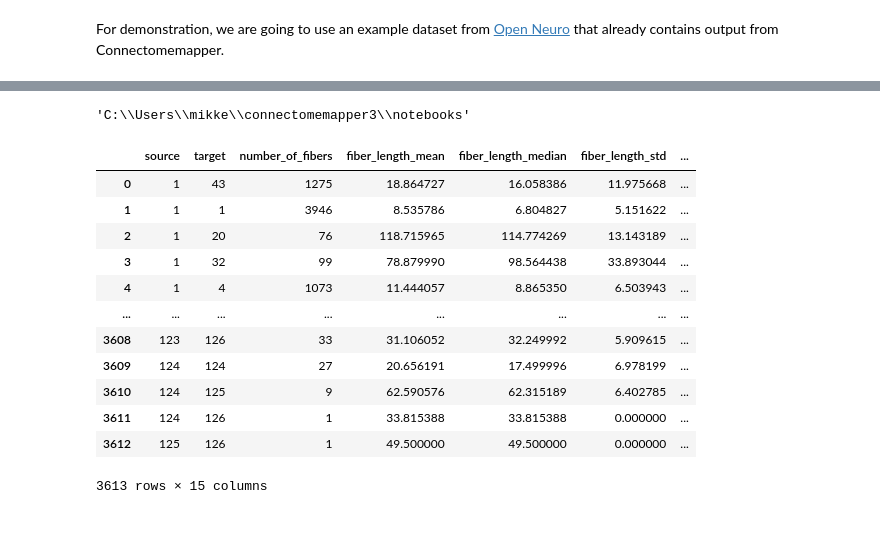
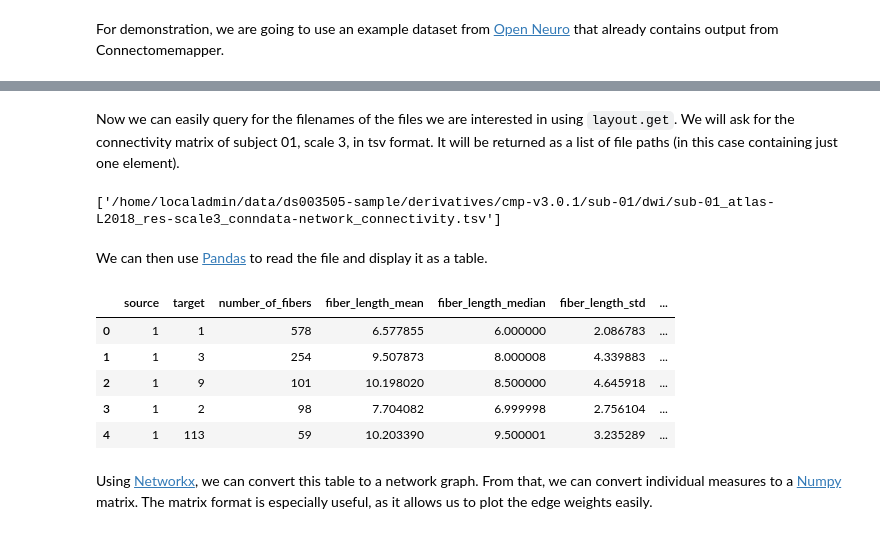
Before and after one commit to connectomicslab/connectomemapper3, a Jupyter notebook: notebooks/analysis_tutorial.ipynb, the cells around one changed output, grey strips where cells are left out. Cells and saved outputs as stored; diff of their text form; code cells hidden in the pictures.

```diff
--- a/notebooks/analysis_tutorial.ipynb
+++ b/notebooks/analysis_tutorial.ipynb
@@ -37,8 +35,7 @@ NameError: name 'vepcon_data' is not defined
 # %%
 #layout = BIDSLayout(vepcon_data.path)
-path = os.path.join("..", "..", "hcp-retest-d2")
+path = os.path.join("/home", "localadmin", "data", "ds003505-sample")
 layout = BIDSLayout(path)
 # add derivative folder containing the connectivity matrices
 #layout.add_derivatives(os.path.join(vepcon_data.path, "derivatives", "cmp-v3.0.0-beta-RC1"))
-layout.add_derivatives(os.path.join(path, "derivatives", "cmp-v3.0.0"))
-con_files = layout.get(subject='103818', extension='tsv', suffix='connectivity', return_type='filename')
+layout.add_derivatives(os.path.join(path, "derivatives", "cmp-v3.0.1"))
@@ -49,4 +41,0 @@ con_files[0]
-# %%
-os.getcwd()
-# %% [output]
-'C:\\Users\\mikke\\connectomemapper3\\notebooks'
@@ -56,22 +42,24 @@ path_hcp = os.path.join("..", "..", "hcp_example")
+# %% [markdown]
+Now we can easily query for the filenames of the files we are interested in using `layout.get`. We will ask for the connectivity matrix of subject 01, scale 3, in tsv format. It will be returned as a list of file paths (in this case containing just one element).
+# %%
+conn_tsv_scale3 = layout.get(subject='01', extension='tsv', suffix='connectivity', return_type='filename', res='scale3')
+conn_tsv_scale3
+# %% [output]
+['/home/localadmin/data/ds003505-sample/derivatives/cmp-v3.0.1/sub-01/dwi/sub-01_atlas-L2018_res-scale3_conndata-network_connectivity.tsv']
+# %% [markdown]
+We can then use [Pandas](https://pandas.pydata.org/) to read the file and display it as a table.
 # %%
 #edges = pd.read_csv(con_files[0], delimiter="\t")
-path_tsv = os.path.join(path_hcp, "sub-100307_atlas-L2018_res-scale1_conndata-network_connectivity.tsv")
-edges = pd.read_csv(path_tsv, delimiter="\t")
+edges = pd.read_csv(conn_tsv_scale3[0], delimiter="\t")
+edges.head()
+# %% [output]
+|  | source | target | number_of_fibers | fiber_length_mean | fiber_length_median | fiber_length_std | ... |
+| 0 | 1 | 1 | 578 | 6.577855 | 6.000000 | 2.086783 | ... |
+| 1 | 1 | 3 | 254 | 9.507873 | 8.000008 | 4.339883 | ... |
+| 2 | 1 | 9 | 101 | 10.198020 | 8.500000 | 4.645918 | ... |
+| 3 | 1 | 2 | 98 | 7.704082 | 6.999998 | 2.756104 | ... |
+| 4 | 1 | 113 | 59 | 10.203390 | 9.500001 | 3.235289 | ... |
-# %%
-edges
-# %% [output]
-|  | source | target | number_of_fibers | fiber_length_mean | fiber_length_median | fiber_length_std | ... |
-| 0 | 1 | 43 | 1275 | 18.864727 | 16.058386 | 11.975668 | ... |
-| 1 | 1 | 1 | 3946 | 8.535786 | 6.804827 | 5.151622 | ... |
-| 2 | 1 | 20 | 76 | 118.715965 | 114.774269 | 13.143189 | ... |
-| 3 | 1 | 32 | 99 | 78.879990 | 98.564438 | 33.893044 | ... |
-| 4 | 1 | 4 | 1073 | 11.444057 | 8.865350 | 6.503943 | ... |
-| ... | ... | ... | ... | ... | ... | ... | ... |
-| 3608 | 123 | 126 | 33 | 31.106052 | 32.249992 | 5.909615 | ... |
-| 3609 | 124 | 124 | 27 | 20.656191 | 17.499996 | 6.978199 | ... |
-| 3610 | 124 | 125 | 9 | 62.590576 | 62.315189 | 6.402785 | ... |
-| 3611 | 124 | 126 | 1 | 33.815388 | 33.815388 | 0.000000 | ... |
-| 3612 | 125 | 126 | 1 | 49.500000 | 49.500000 | 0.000000 | ... |
-3613 rows × 15 columns
+# %% [markdown]
+Using [Networkx](https://networkx.org/documentation/stable/index.html), we can convert this table to a network graph. From that, we can convert individual measures to a [Numpy](https://numpy.org/) matrix. The matrix format is especially useful, as it allows us to plot the edge weights easily.
 # %%
 G = nx.from_pandas_edgelist(edges, edge_attr=True)
```
Also changed, not shown: parts of 14 cells of this notebook.
